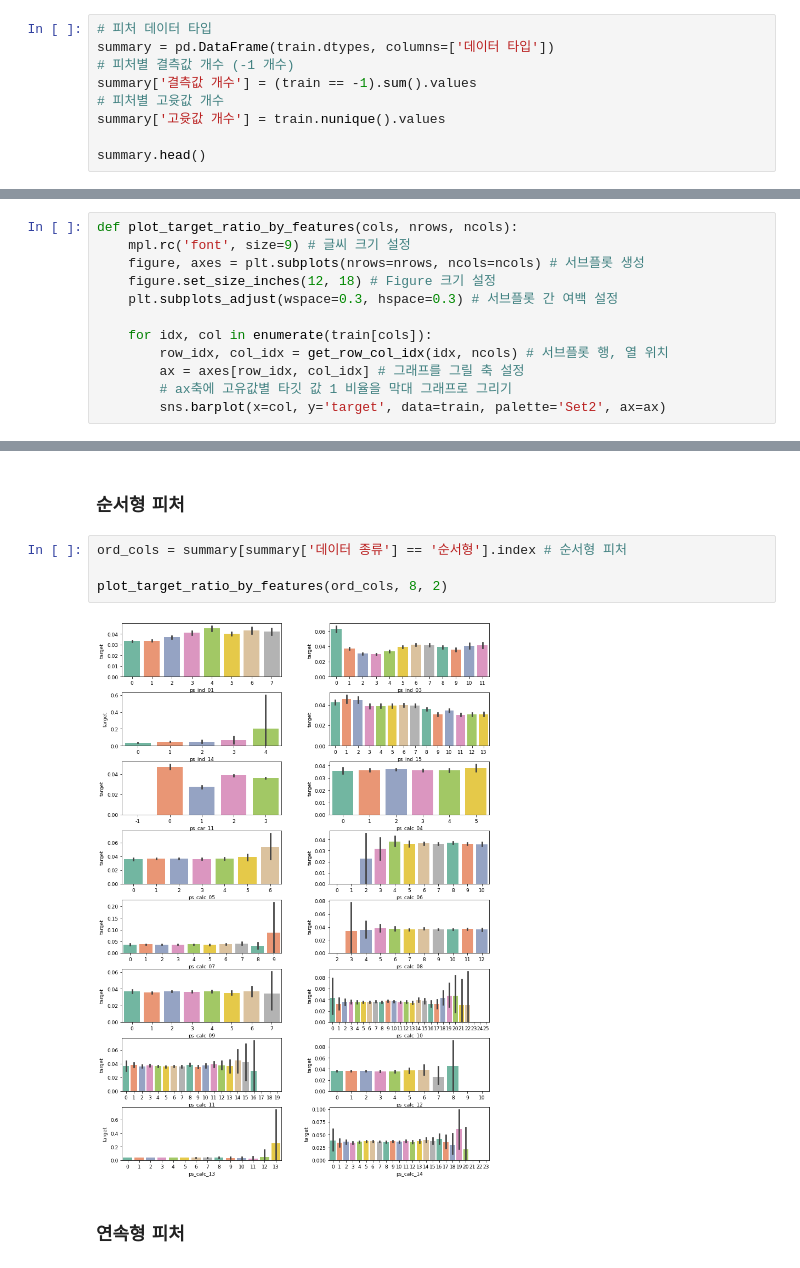
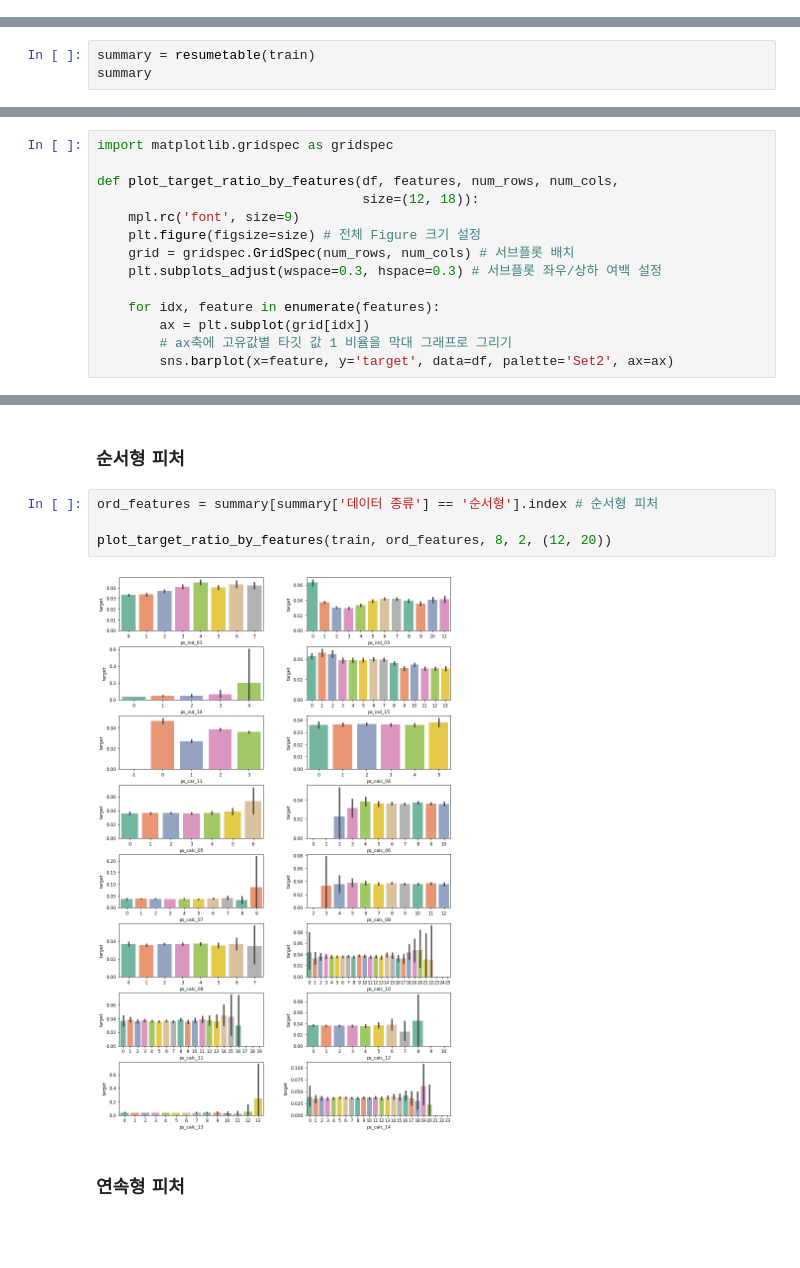
Before and after one commit to BaekKyunShin/Must-Have-Kaggle-Data-Science, a Jupyter notebook: ch5/safe_driver_pediction_EDA.ipynb, the cells around one changed output, grey strips where cells are left out. Saved outputs shown, nothing was run; the diff lists cells and outputs as text; blank space fills up the shorter version.

Commit message:
Update plot function using gridspec

```diff
--- a/ch5/safe_driver_pediction_EDA.ipynb
+++ b/ch5/safe_driver_pediction_EDA.ipynb
@@ -92,9 +91,0 @@ msno.matrix(df=train_copy.iloc[:, 1:29], figsize=(13, 6));
-# %%
-# 피처 데이터 타입
-summary = pd.DataFrame(train.dtypes, columns=['데이터 타입'])
-# 피처별 결측값 개수 (-1 개수)
-summary['결측값 개수'] = (train == -1).sum().values
-# 피처별 고윳값 개수
-summary['고윳값 개수'] = train.nunique().values
-
-summary.head()
@@ -140,0 +110,3 @@ summary
+# %%
+summary = resumetable(train)
+summary
@@ -198,15 +178,17 @@ def get_row_col_idx(idx, num_cols):
-# %%
-def plot_target_ratio_by_features(cols, nrows, ncols):
-    mpl.rc('font', size=9) # 글씨 크기 설정
-    figure, axes = plt.subplots(nrows=nrows, ncols=ncols) # 서브플롯 생성
-    figure.set_size_inches(12, 18) # Figure 크기 설정
-    plt.subplots_adjust(wspace=0.3, hspace=0.3) # 서브플롯 간 여백 설정
-
-    for idx, col in enumerate(train[cols]):
-        row_idx, col_idx = get_row_col_idx(idx, ncols) # 서브플롯 행, 열 위치
-        ax = axes[row_idx, col_idx] # 그래프를 그릴 축 설정
-        # ax축에 고유값별 타깃 값 1 비율을 막대 그래프로 그리기
-        sns.barplot(x=col, y='target', data=train, palette='Set2', ax=ax)
 # %% [markdown]
 ### 이진 피처
+# %%
+import matplotlib.gridspec as gridspec
+
+def plot_target_ratio_by_features(df, features, num_rows, num_cols,
+                                  size=(12, 18)):
+    mpl.rc('font', size=9)
+    plt.figure(figsize=size) # 전체 Figure 크기 설정
+    grid = gridspec.GridSpec(num_rows, num_cols) # 서브플롯 배치
+    plt.subplots_adjust(wspace=0.3, hspace=0.3) # 서브플롯 좌우/상하 여백 설정
+
+    for idx, feature in enumerate(features):
+        ax = plt.subplot(grid[idx])
+        # ax축에 고유값별 타깃 값 1 비율을 막대 그래프로 그리기
+        sns.barplot(x=feature, y='target', data=df, palette='Set2', ax=ax)
 # %%
@@ -226,11 +208,11 @@ plot_target_ratio_by_features(nom_cols, 7, 2)
 # %% [markdown]
 ### 순서형 피처
 # %%
-ord_cols = summary[summary['데이터 종류'] == '순서형'].index # 순서형 피처
+ord_features = summary[summary['데이터 종류'] == '순서형'].index # 순서형 피처
 
-plot_target_ratio_by_features(ord_cols, 8, 2)
+plot_target_ratio_by_features(train, ord_features, 8, 2, (12, 20))
 # %% [output]
-[figure, old version]
+[figure, new version]
 # %% [markdown]
 ### 연속형 피처
 # %%
```
Also changed, not shown: parts of 12 cells of this notebook.
